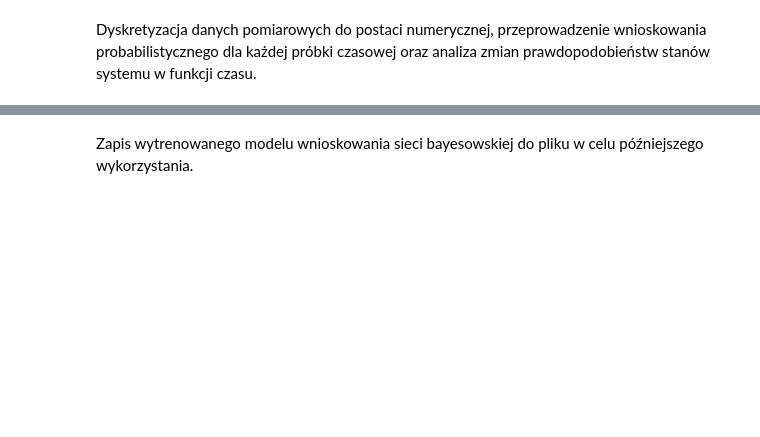
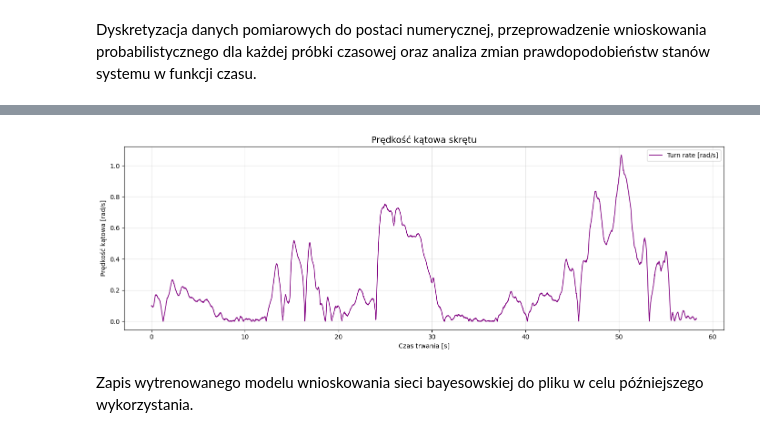
Before and after one commit to tygrysiatkomale/Inzynierka, a Jupyter notebook: data_preparation_and_model_training.ipynb, the cells around one changed output, grey strips where cells are left out. Cells and saved outputs as stored; diff of their text form; code cells hidden in the pictures; blank space fills up the shorter version.

```diff
--- a/data_preparation_and_model_training.ipynb
+++ b/data_preparation_and_model_training.ipynb
@@ -37,13 +41,19 @@ r = R.from_quat(quants)
 euler = r.as_euler('xyz', degrees=True)
 
 df_imu['roll'] = np.abs(euler[:, 0])
-df_imu['pitch'] = np.abs(euler[:, 1])
+
+df_imu['turn_rate'] = df_imu['angular_velocity.z'].abs()
 
 df_imu['acc_total'] = np.sqrt(
     df_imu['linear_acceleration.x']**2 +
     df_imu['linear_acceleration.y']**2 +
     df_imu['linear_acceleration.z']**2
 )
+
+df_imu['vibration_energy'] = df_imu['acc_total'].rolling(window=25, center=True).std()
+df_imu['vibration_energy'] = df_imu['vibration_energy'].fillna(0)
+
+
 print(f"shape: {df_imu.shape}")
 df_imu.head(2)
 # %% [output]
@@ -312,3 +390,26 @@ plt.show()
+# %%
+plt.figure(figsize=(14, 5))
+
+time_rel = df_imu['time'] - df_imu['time'].iloc[0]
+
+plt.plot(
+    time_rel,
+    df_imu['turn_rate'],
+    color='purple',
+    linewidth=1.2,
+    label='Turn rate [rad/s]'
+)
+
+plt.title('Prędkość kątowa skrętu', fontsize=14)
+plt.xlabel('Czas trwania [s]')
+plt.ylabel('Prędkość kątowa [rad/s]')
+plt.grid(True, alpha=0.3)
+plt.legend()
+
+plt.tight_layout()
+plt.show()
+# %% [output]
+[figure, added]
 # %% [markdown]
 Zapis wytrenowanego modelu wnioskowania sieci bayesowskiej do pliku w celu późniejszego wykorzystania.
 # %%
```
Also changed, not shown: parts of 9 cells of this notebook, 2 other files.
